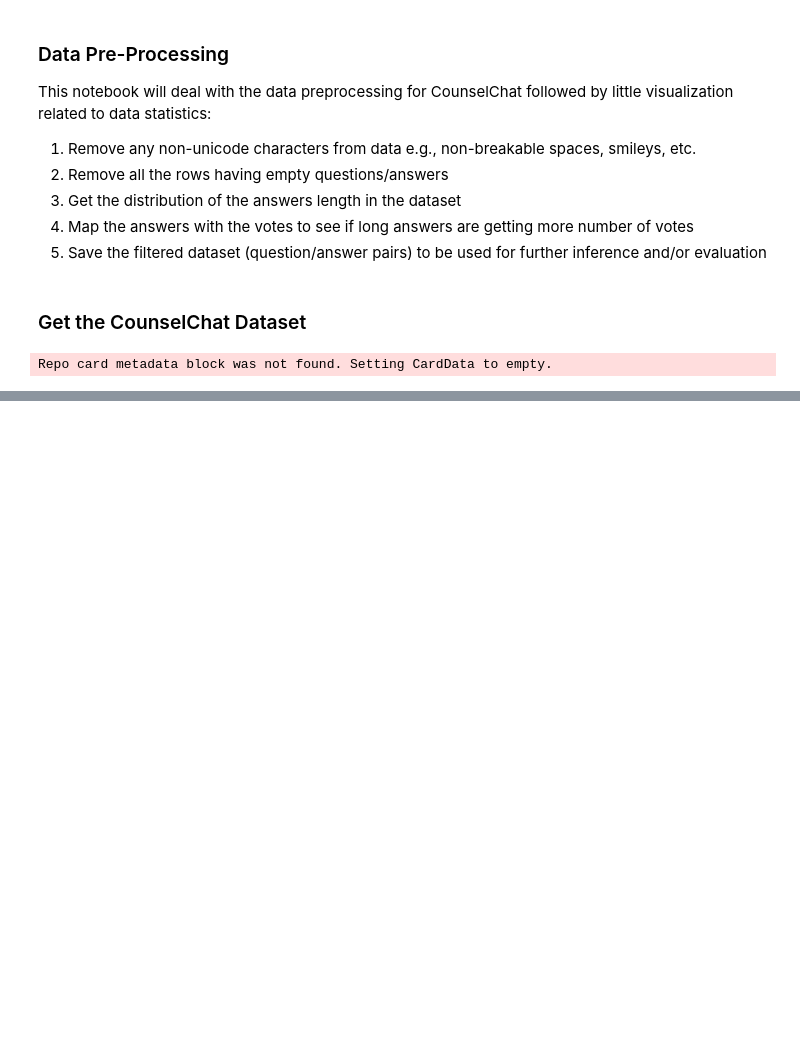
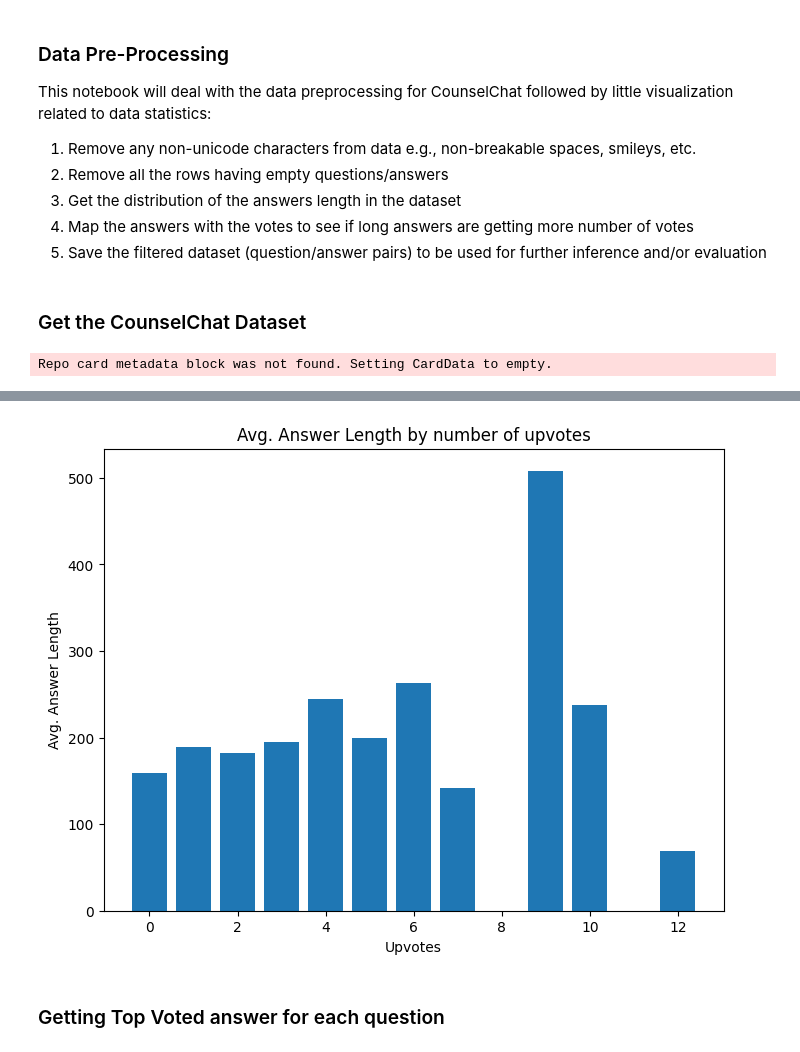
Before and after one commit to embedded-robotics/mental-health-agents, a Jupyter notebook: src/dpo/data_processing.ipynb, the cells around one changed output, grey strips where cells are left out. Cells and saved outputs as stored; diff of their text form; code cells hidden in the pictures; blank space fills up the shorter version.

```diff
--- a/src/dpo/data_processing.ipynb
+++ b/src/dpo/data_processing.ipynb
@@ -33,0 +202,11 @@ dataset_df.head()
+# %%
+plt.figure(figsize=(8,6))
+plt.bar(avg_length_by_upvotes.index.to_list(), avg_length_by_upvotes['mean'].tolist())
+plt.xlabel('Upvotes')
+plt.ylabel('Avg. Answer Length')
+plt.title('Avg. Answer Length by number of upvotes')
+plt.show()
+# %% [output]
+[figure, added]
+# %% [markdown]
+### Getting Top Voted answer for each question
```
Also changed, not shown: parts of 26 cells of this notebook, 1 other file.
